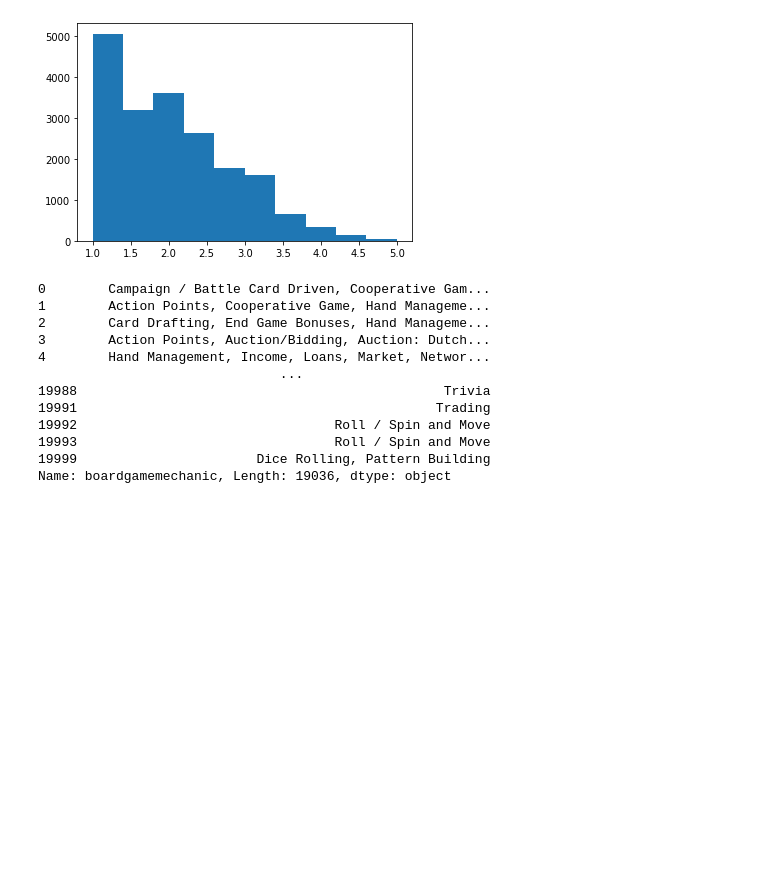
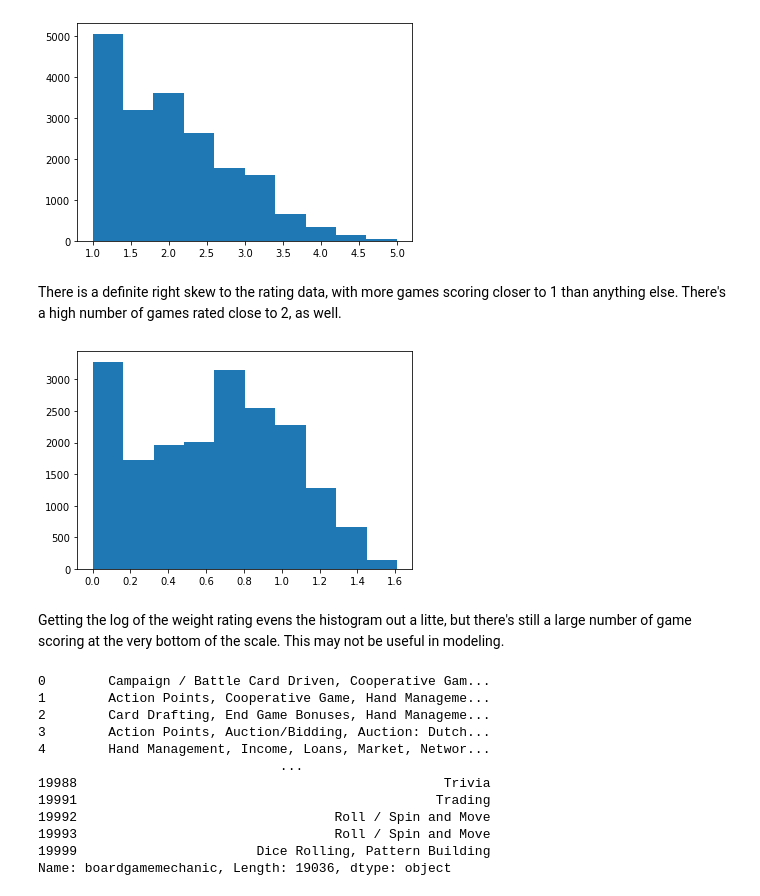
Before and after one commit to q-downgrade/dsi-capstone, a Jupyter notebook: code/preliminary-notebook.ipynb, the cells around one changed output. Saved outputs shown, nothing was run; the diff lists cells and outputs as text; code cells hidden in the pictures; blank space fills up the shorter version.

```diff
--- a/code/preliminary-notebook.ipynb
+++ b/code/preliminary-notebook.ipynb
@@ -107,4 +113,12 @@ sns.pairplot(df)
 plt.hist(df['avgweight']);
 # %% [output]
 [figure]
+# %% [markdown]
+There is a definite right skew to the rating data, with more games scoring closer to 1 than anything else. There's a high number of games rated close to 2, as well.
+# %%
+plt.hist(np.log(df['avgweight']));
+# %% [output]
+[figure, added]
+# %% [markdown]
+Getting the log of the weight rating evens the histogram out a litte, but there's still a large number of game scoring at the very bottom of the scale. This may not be useful in modeling.
 # %%
```
Also changed, not shown: parts of 40 cells of this notebook, 1 other file.
